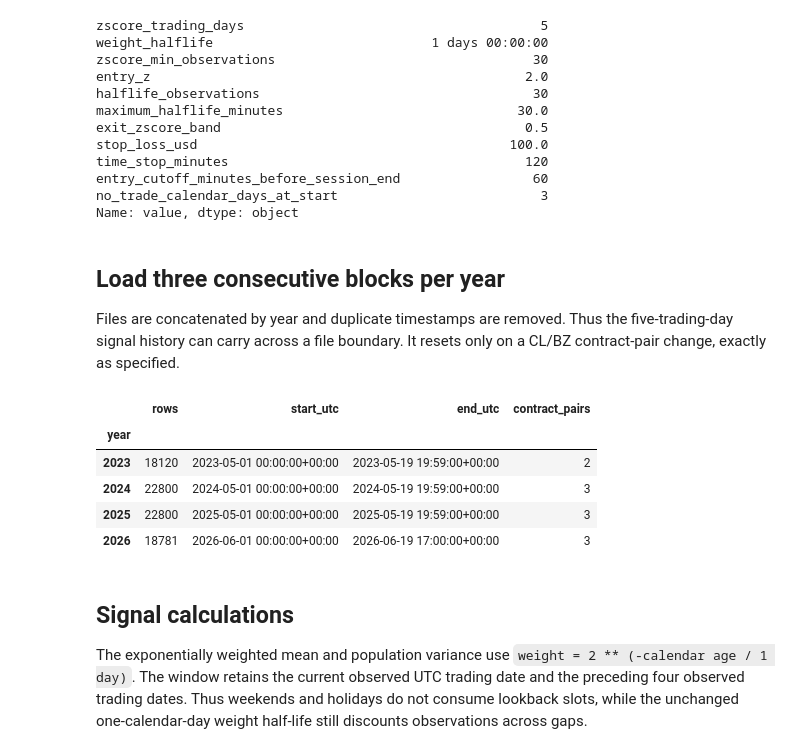
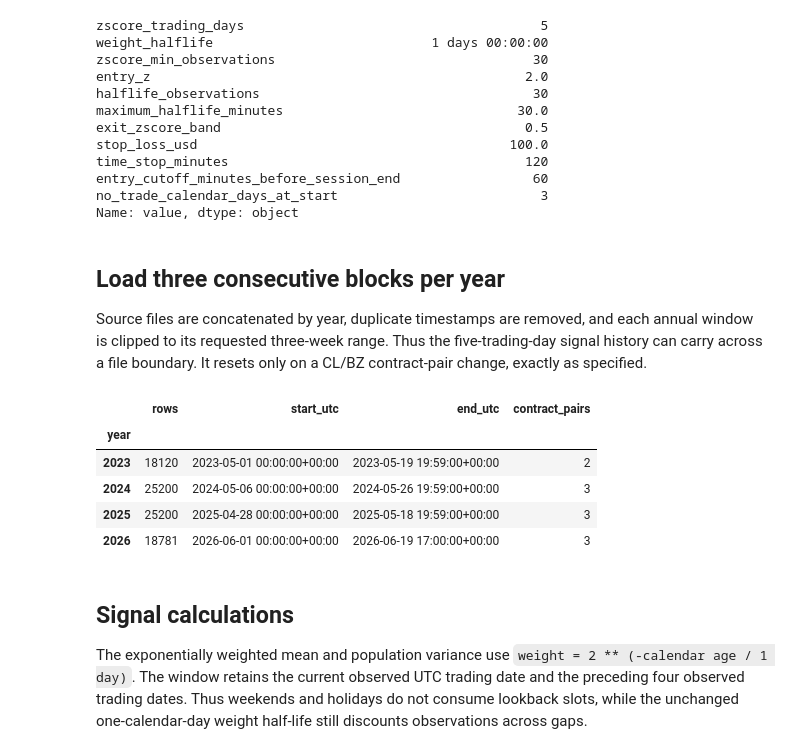
Before and after one commit to andrewheekin/finm37000-grp-6-trading, a Jupyter notebook: notebooks/ewm_7d_zscore_backtest.ipynb, the cells around one changed output. Saved outputs shown, nothing was run; the diff lists cells and outputs as text; code cells hidden in the pictures.

```diff
--- a/notebooks/ewm_7d_zscore_backtest.ipynb
+++ b/notebooks/ewm_7d_zscore_backtest.ipynb
@@ -94,7 +94,8 @@ Name: value, dtype: object
 # %% [markdown]
 ## Load three consecutive blocks per year
 
-Files are concatenated by year and duplicate timestamps are removed. Thus the
+Source files are concatenated by year, duplicate timestamps are removed, and
+each annual window is clipped to its requested three-week range. Thus the
 five-trading-day signal history can carry across a file boundary. It resets
 only on a CL/BZ contract-pair change, exactly as specified.
 # %%
@@ -105,12 +106,13 @@ YEAR_FILES = {
         "stable_2023_brent_wti_aligned_1m_2023-05-13_2023-05-20.parquet",
     ],
     2024: [
-        "brent_wti_aligned_1m_2024-05-01_2024-05-06.parquet",
         "brent_wti_aligned_1m_2024-05-06_2024-05-13.parquet",
         "brent_wti_aligned_1m_2024-05-13_2024-05-20.parquet",
+        "brent_wti_aligned_1m_2024-05-20_2024-05-27.parquet",
     ],
     2025: [
-        "brent_wti_aligned_1m_2025-05-01_2025-05-06.parquet",
+        "brent_wti_aligned_1m_2025-04-28_2025-05-05.parquet",
+        "brent_wti_aligned_1m_2025-05-05_2025-05-10.parquet",
         "brent_wti_aligned_1m_2025-05-06_2025-05-13.parquet",
         "brent_wti_aligned_1m_2025-05-13_2025-05-20.parquet",
     ],
@@ -121,38 +123,51 @@ YEAR_FILES = {
     ],
 }
 
+YEAR_RANGES = {
+    2023: ("2023-05-01", "2023-05-20"),
+    2024: ("2024-05-06", "2024-05-27"),
+    2025: ("2025-04-28", "2025-05-19"),
+    2026: ("2026-06-01", "2026-06-20"),
+}
 
-def load_year(paths: list[str]) -> pd.DataFrame:
+
+def load_year(paths: list[str], start: str, end: str) -> pd.DataFrame:
     missing = [name for name in paths if not (DATA_DIR / name).exists()]
     if missing:
         raise FileNotFoundError(f"Missing aligned data files: {missing}")
     frames = [pd.read_parquet(DATA_DIR / name) for name in paths]
     data = pd.concat(frames).sort_index()
     data = data.loc[~data.index.duplicated(keep="last")]
+    start_utc = pd.Timestamp(start, tz="UTC")
+    end_utc = pd.Timestamp(end, tz="UTC")
+    data = data.loc[(data.index >= start_utc) & (data.index < end_utc)]
     return data.between_time("00:00", "19:59")
 
 
-year_data = {year: load_year(files) for year, files in YEAR_FILES.items()}
+year_data = {
+    year: load_year(files, *YEAR_RANGES[year])
+    for year, files in YEAR_FILES.items()
+}
 
 data_inventory = pd.DataFrame(
     [
         {
             "year": year,
             "rows": len(data),
             "start_utc": data.index.min(),
             "end_utc": data.index.max(),
             "contract_pairs": data[["cl_instrument_id", "bz_instrument_id"]].drop_duplicates().shape[0],
         }
         for year, data in year_data.items()
     ]
 ).set_index("year")
 data_inventory
 # %% [output]
 |  | rows | start_utc | end_utc | contract_pairs |
 | year |  |  |  |  |
 | 2023 | 18120 | 2023-05-01 00:00:00+00:00 | 2023-05-19 19:59:00+00:00 | 2 |
-| 2024 | 22800 | 2024-05-01 00:00:00+00:00 | 2024-05-19 19:59:00+00:00 | 3 |
-| 2025 | 22800 | 2025-05-01 00:00:00+00:00 | 2025-05-19 19:59:00+00:00 | 3 |
+| 2024 | 25200 | 2024-05-06 00:00:00+00:00 | 2024-05-26 19:59:00+00:00 | 3 |
+| 2025 | 25200 | 2025-04-28 00:00:00+00:00 | 2025-05-18 19:59:00+00:00 | 3 |
 | 2026 | 18781 | 2026-06-01 00:00:00+00:00 | 2026-06-19 17:00:00+00:00 | 3 |
 # %% [markdown]
 ## Signal calculations
```
Also changed, not shown: parts of 5 cells of this notebook, 4 other files.
